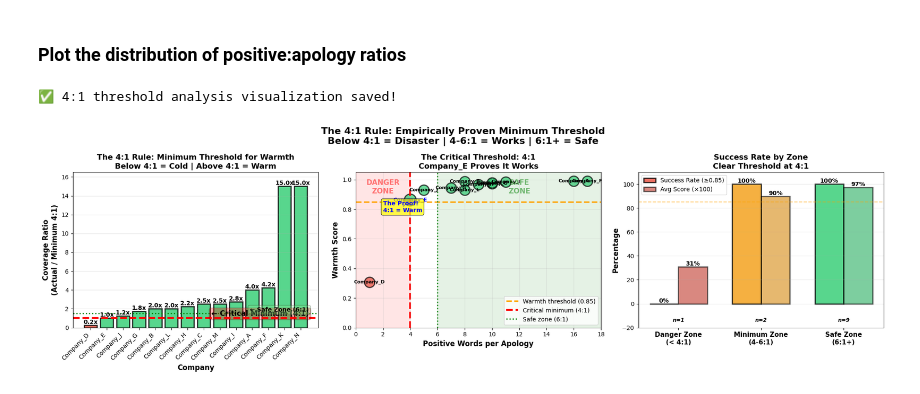
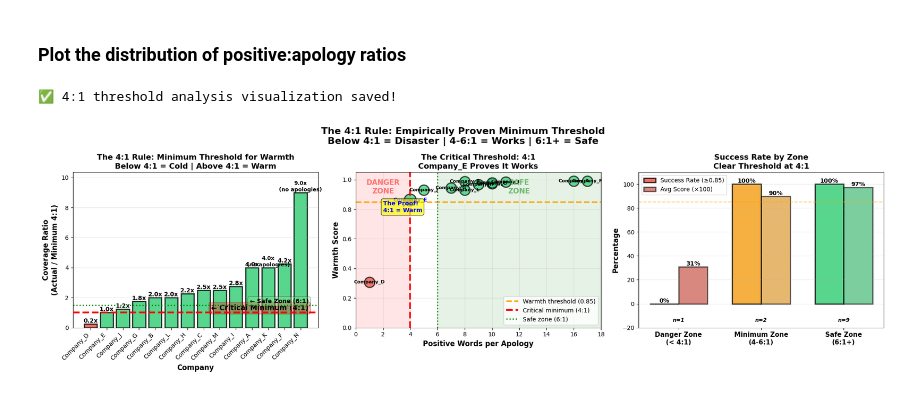
Before and after one commit to jgchoti/job_rejection_analysis, a Jupyter notebook: notebooks/04_calculate_positive_ratio.ipynb, the cells around one changed output. Saved outputs shown, nothing was run; the diff lists cells and outputs as text; code cells hidden in the pictures.

Commit message:
add new chart

```diff
--- a/notebooks/04_calculate_positive_ratio.ipynb
+++ b/notebooks/04_calculate_positive_ratio.ipynb
@@ -154,22 +156,17 @@ Company_F    17.00                0.990        ✅ Warm
 # %% [markdown]
 ### Plot the distribution of positive:apology ratios
 # %%
-import pandas as pd
-import seaborn as sns
-import matplotlib.pyplot as plt
-import numpy as np
-
-df_clean = df[df['status'] != 'ghosted'].copy()
-
-df_clean['needed_minimum'] = df_clean['apology_words'] * 4  # 4:1 minimum!
-df_clean['impact_ratio'] = df_clean['afinn_positive_count'] / df_clean['needed_minimum']
-df_clean['impact_ratio'] = df_clean['impact_ratio'].replace([np.inf], 15)  # Cap for no apologies
+df_clean['impact_ratio'] = np.where(
+    df_clean['apology_words'] == 0,
+    df_clean['afinn_positive_count'],  # No apologies → show positive count directly
+    df_clean['afinn_positive_count'] / (df_clean['apology_words'] * 4)  # With apologies → coverage ratio
+)
 
 df_clean = df_clean.sort_values('impact_ratio')
 
 fig, axes = plt.subplots(1, 3, figsize=(20, 6))
 
-# ============ SUBPLOT 1: Ratio Bar Chart ============
+# ============ SUBPLOT 1: Ratio Bar Chart (FIXED) ============
 ax1 = axes[0]
 
 colors = ['#2ecc71' if ratio >= 1.0 else '#e74c3c'
@@ -179,20 +176,29 @@ bars = ax1.bar(range(len(df_clean)), df_clean['impact_ratio'],
               color=colors, alpha=0.8, edgecolor='black', linewidth=2)
 
 # Add value labels
-for i, (bar, ratio) in enumerate(zip(bars, df_clean['impact_ratio'])):
+for i, (bar, ratio, row) in enumerate(zip(bars, df_clean['impact_ratio'], df_clean.itertuples())):
     height = bar.get_height()
+
+    # Different label for no-apology companies
+    if row.apology_words == 0:
+        label_text = f'{ratio:.1f}x\n(no apologies)'
+        font_size = 9
+    else:
+        label_text = f'{ratio:.1f}x'
+        font_size = 10
+
     ax1.text(bar.get_x() + bar.get_width()/2., height,
-            f'{ratio:.1f}x',
-            ha='center', va='bottom', fontsize=10, fontweight='bold')
+            label_text,
+            ha='center', va='bottom', fontsize=font_size, fontweight='bold')
 
 # Add threshold line at 1.0 (= 4:1 minimum)
-ax1.axhline(y=1.0, color='red', linestyle='--', linewidth=3)
+ax1.axhline(y=1.0, color='red', linestyle='--', linewidth=3, zorder=10)
 ax1.text(len(df_clean)-0.5, 1.05, '← Critical Minimum (4:1)',
         fontsize=12, ha='right', va='bottom', fontweight='bold',
         bbox=dict(boxstyle='round', facecolor='red', alpha=0.3))
 
 # Add safe zone line at 1.5 (= 6:1 safe zone)
-ax1.axhline(y=1.5, color='green', linestyle=':', linewidth=2)
+ax1.axhline(y=1.5, color='green', linestyle=':', linewidth=2, zorder=10)
 ax1.text(len(df_clean)-0.5, 1.55, '← Safe Zone (6:1)',
         fontsize=10, ha='right', va='bottom', fontweight='bold',
         bbox=dict(boxstyle='round', facecolor='lightgreen', alpha=0.3))
@@ -204,9 +210,9 @@ ax1.set_title('The 4:1 Rule: Minimum Threshold for Warmth\nBelow 4:1 = Cold | Ab
 ax1.set_xticks(range(len(df_clean)))
 ax1.set_xticklabels(df_clean['company_id'], rotation=45, ha='right')
 ax1.grid(axis='y', alpha=0.3)
-ax1.set_ylim(0, max(df_clean['impact_ratio']) * 1.1)
+ax1.set_ylim(0, max(df_clean['impact_ratio']) * 1.15)  # Extra room for labels
 
-# ============ SUBPLOT 2: Scatter (Ratio vs Sentiment) ============
+# ============ SUBPLOT 2: Scatter (UNCHANGED - Already Good) ============
 ax2 = axes[1]
 
 with_apologies = df_clean[df_clean['apology_words'] > 0].copy()
@@ -215,12 +221,11 @@ with_apologies['positive_per_apology'] = (with_apologies['afinn_positive_count']
 
 for _, row in with_apologies.iterrows():
     color = '#2ecc71' if row['vader_compound'] >= 0.85 else '#e74c3c'
-    size = 400 if row['company_id'] == 'Company_E' else 300  # Highlight Company_E!
+    size = 400 if row['company_id'] == 'Company_E' else 300
 
     ax2.scatter(row['positive_per_apology'], row['vader_compound'],
                s=size, c=color, alpha=0.7, edgecolors='black', linewidth=2)
 
-    # Special label for Company_E (the proof!)
     if row['company_id'] == 'Company_E':
         ax2.text(row['positive_per_apology'], row['vader_compound'],
                 row['company_id'], fontsize=9, ha='center', va='center',
@@ -236,7 +241,6 @@ for _, row in with_apologies.iterrows():
                 row['company_id'], fontsize=8, ha='center', va='center',
                 fontweight='bold')
 
-# Add threshold lines
 ax2.axhline(y=0.85, color='orange', linestyle='--', linewidth=2.5,
            label='Warmth threshold (0.85)', zorder=1)
 ax2.axvline(x=4, color='red', linestyle='--', linewidth=3,
@@ -244,12 +248,10 @@ ax2.axvline(x=4, color='red', linestyle='--', linewidth=3,
 ax2.axvline(x=6, color='green', linestyle=':', linewidth=2,
            label='Safe zone (6:1)', zorder=1)
 
-# Shade the danger zone
 ax2.axvspan(0, 4, alpha=0.1, color='red', zorder=0)
 ax2.text(2, 0.95, 'DANGER\nZONE', ha='center', va='center',
         fontsize=12, fontweight='bold', color='red', alpha=0.5)
 
-# Shade the safe zone
 ax2.axvspan(6, 18, alpha=0.1, color='green', zorder=0)
 ax2.text(12, 0.95, 'SAFE\nZONE', ha='center', va='center',
         fontsize=12, fontweight='bold', color='green', alpha=0.5)
@@ -263,10 +265,9 @@ ax2.grid(alpha=0.3)
 ax2.set_xlim(0, 18)
 ax2.set_ylim(0, 1.05)
 
-# ============ SUBPLOT 3: The Three Zones ============
+# ============ SUBPLOT 3: The Three Zones (UNCHANGED) ============
 ax3 = axes[2]
 
-# Calculate success rate by zone
 df_analysis = df_clean[df_clean['apology_words'] > 0].copy()
 df_analysis['ratio'] = df_analysis['afinn_positive_count'] / df_analysis['apology_words']
 
@@ -295,19 +296,16 @@ for zone_name, zone_df in zones.items():
 x = np.arange(len(zone_names))
 width = 0.35
 
-# Bars for success rate
 bars1 = ax3.bar(x - width/2, success_rates, width,
                label='Success Rate (≥0.85)',
                color=['#e74c3c', '#f39c12', '#2ecc71'],
                alpha=0.8, edgecolor='black', linewidth=2)
 
-# Bars for average score (scaled to %)
 bars2 = ax3.bar(x + width/2, [s*100 for s in avg_scores], width,
                label='Avg Score (×100)',
                color=['#c0392b', '#d68910', '#27ae60'],
                alpha=0.6, edgecolor='black', linewidth=2)
 
-# Add value labels
 for bars in [bars1, bars2]:
     for bar in bars:
         height = bar.get_height()
@@ -315,7 +313,6 @@ for bars in [bars1, bars2]:
                 f'{height:.0f}%',
                 ha='center', va='bottom', fontsize=10, fontweight='bold')
 
-# Add counts
 for i, count in enumerate(counts):
     ax3.text(i, -15, f'n={count}', ha='center', fontsize=9,
             fontweight='bold', style='italic')
@@ -329,40 +326,51 @@ ax3.legend(fontsize=10)
 ax3.set_ylim(-20, 110)
 ax3.grid(axis='y', alpha=0.3)
 ax3.axhline(y=85, color='orange', linestyle='--', linewidth=1.5, alpha=0.5)
 
 plt.suptitle('The 4:1 Rule: Empirically Proven Minimum Threshold\n' +
              'Below 4:1 = Disaster | 4-6:1 = Works | 6:1+ = Safe',
              fontsize=16, fontweight='bold', y=0.98)
 
 plt.tight_layout()
 plt.savefig('../visualizations/4_to_1_threshold_analysis.png', dpi=300, bbox_inches='tight')
 print("✅ 4:1 threshold analysis visualization saved!")
 plt.show()
 
-print("\n" + "="*80)
+# ============ UPDATED SUMMARY TABLE ============
+print("\n" + "="*90)
 print("📊 SUMMARY: THE 4:1 THRESHOLD RULE")
-print("="*80)
+print("="*90)
 print(f"\n{'Company':<12} {'Apologies':<10} {'Positives':<10} {'Ratio':<10} "
-      f"{'Zone':<15} {'Score':<10} {'Result'}")
-print("-"*80)
+      f"{'Zone':<20} {'Score':<10} {'Result'}")
+print("-"*90)
 
 for _, row in df_clean.sort_values('vader_compound', ascending=False).iterrows():
     if row['apology_words'] > 0:
         ratio = row['afinn_positive_count'] / row['apology_words']
+        ratio_display = f"{ratio:.1f}:1"
 
         if ratio < 4:
-            zone = "❌ DANGER"
+            zone = "❌ DANGER (<4:1)"
             result = "COLD"
         elif ratio < 6:
-            zone = "⚠️ MINIMUM"
+            zone = "⚠️ MINIMUM (4-6:1)"
             result = "WARM" if row['vader_compound'] >= 0.85 else "COOL"
         else:
-            zone = "✅ SAFE"
+            zone = "✅ SAFE (6:1+)"
             result = "WARM"
 
         print(f"{row['company_id']:<12} {int(row['apology_words']):<10} "
-              f"{int(row['afinn_positive_count']):<10} {ratio:<10.1f} "
-              f"{zone:<15} {row['vader_compound']:<10.3f} {result}")
+              f"{int(row['afinn_positive_count']):<10} {ratio_display:<10} "
+              f"{zone:<20} {row['vader_compound']:<10.3f} {result}")
+    else:
+        # Companies with no apologies
+        print(f"{row['company_id']:<12} {'0':<10} "
+              f"{int(row['afinn_positive_count']):<10} {'N/A (no apologies)':<10} "
+              f"{'✅ SAFE (no negatives)':<20} {row['vader_compound']:<10.3f} WARM")
+
+print("\n" + "="*90)
+print("📈 KEY INSIGHT: Companies with 0 apologies automatically avoid the danger zone!")
+print("="*90)
 # %% [output]
 ✅ 4:1 threshold analysis visualization saved!
-[figure, old version]
+[figure, new version]
```
Also changed, not shown: parts of 2 cells of this notebook, 3 other files.
